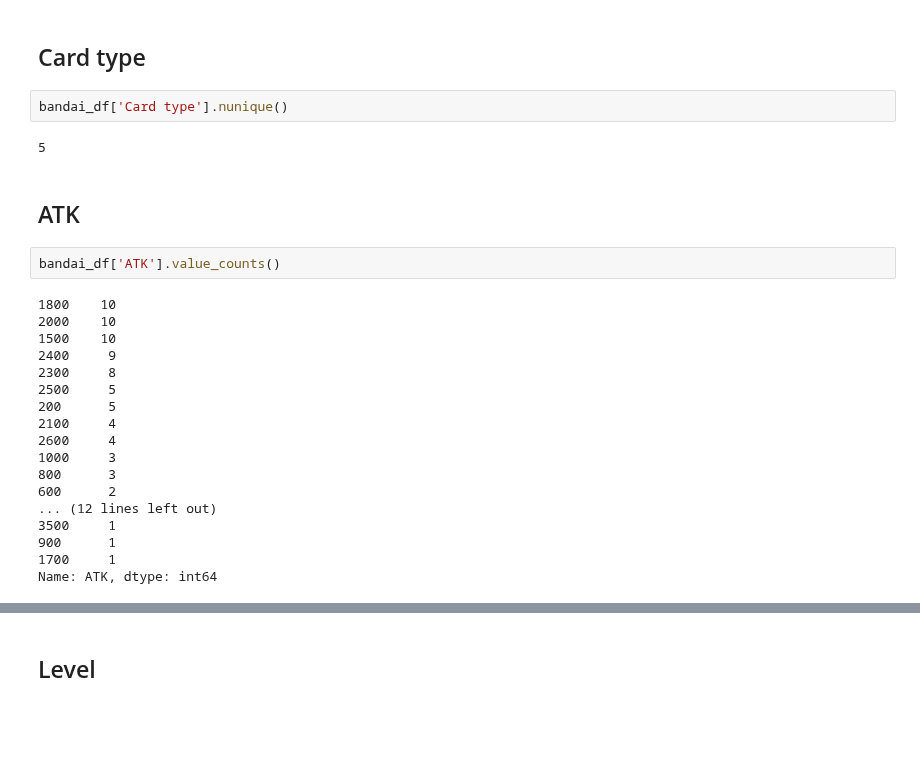
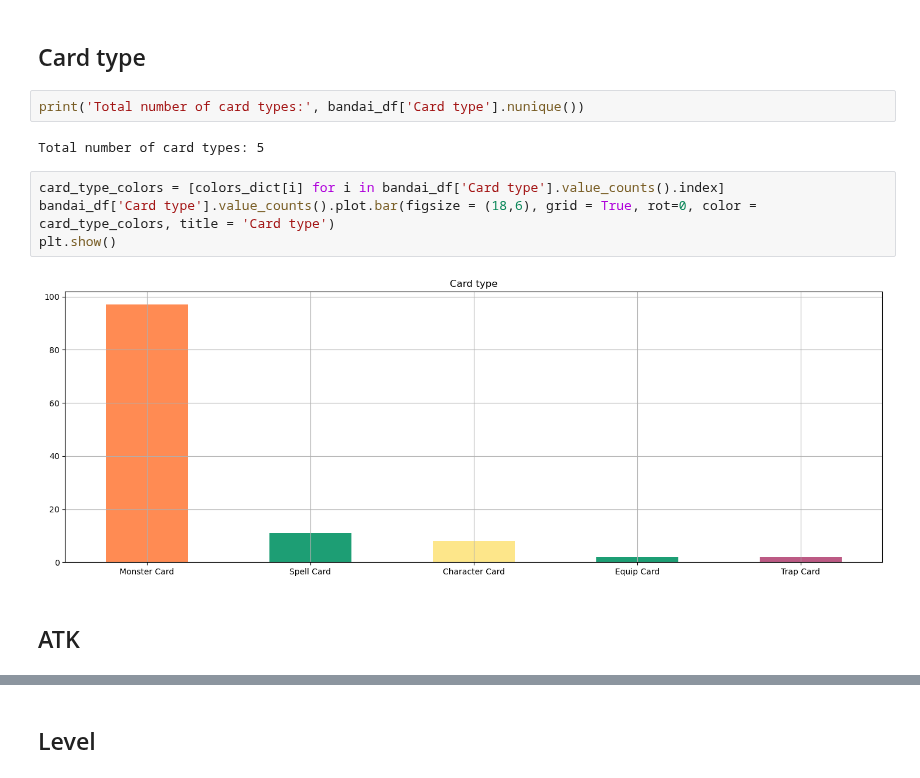
Before and after one commit to guigoruiz1/yugiquery, a Jupyter notebook: source/Bandai.ipynb, the cells around one changed output, grey strips where cells are left out. Cells and saved outputs as stored; diff of their text form; blank space fills up the shorter version.

Commit message:
Bandai graphs

```diff
--- a/source/Bandai.ipynb
+++ b/source/Bandai.ipynb
@@ -95,29 +96,15 @@ bandai_df
 120 rows × 12 columns
 # %% [markdown]
 ## Card type
-# %%
-bandai_df['Card type'].nunique()
-# %% [output]
-5
+# %%
+print('Total number of card types:', bandai_df['Card type'].nunique())
+# %% [output]
+Total number of card types: 5
+# %%
+card_type_colors = [colors_dict[i] for i in bandai_df['Card type'].value_counts().index]
+bandai_df['Card type'].value_counts().plot.bar(figsize = (18,6), grid = True, rot=0, color = card_type_colors, title = 'Card type')
+plt.show()
+# %% [output]
+[figure, added]
 # %% [markdown]
 ## ATK
-# %%
-bandai_df['ATK'].value_counts()
-# %% [output]
-1800    10
-2000    10
-1500    10
-2400     9
-2300     8
-2500     5
-200      5
-2100     4
-2600     4
-1000     3
-800      3
-600      2
-... (12 lines left out)
-3500     1
-900      1
-1700     1
-Name: ATK, dtype: int64
```
Also changed, not shown: parts of 38 cells of this notebook.
